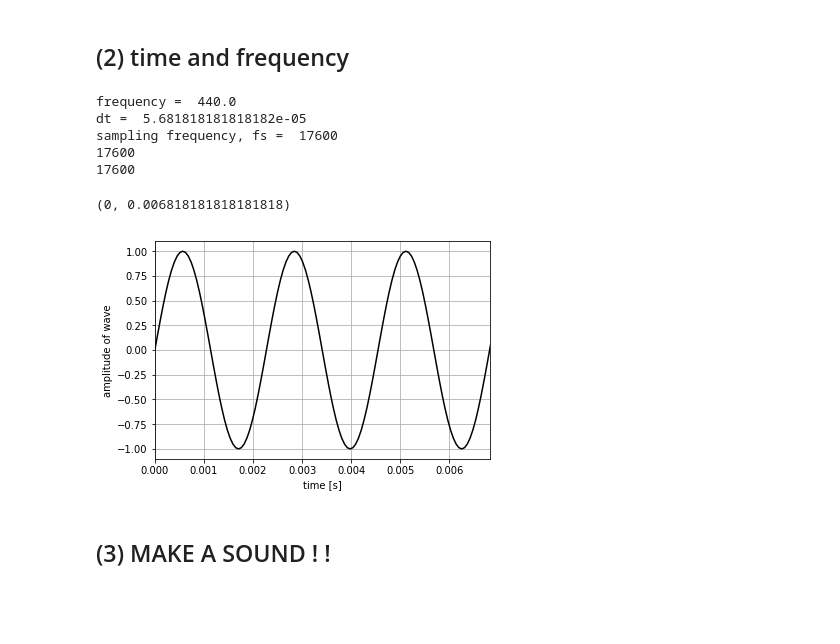
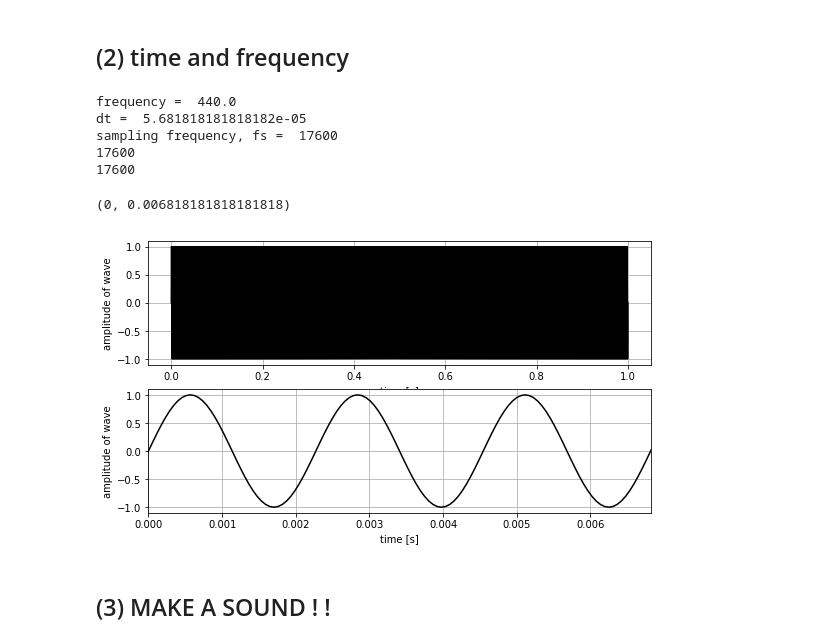
Before and after one commit to benholtzman/datamovies, a Jupyter notebook: 1_notebooks/NB00_make_simple_sounds.ipynb, the cells around one changed output. Drawn from its saved outputs; the diff is of its cells as text; code cells hidden in the pictures; blank space fills up the shorter version.

```diff
--- a/1_notebooks/NB00_make_simple_sounds.ipynb
+++ b/1_notebooks/NB00_make_simple_sounds.ipynb
@@ -43,34 +43,42 @@ npts_cycle = 40
 x = np.linspace(0,2*pi*n_cycles,npts_cycle*n_cycles)
 y = np.sin(x)
 
 
 time_per_cycle = period = p = 1/440 # [seconds]
 frequency = f = 1/p
 print('frequency = ', f)
 
 dt = 1/f/npts_cycle
 print('dt = ', dt)
 # sampling frequency ! not the same as the wave frequency !
 fs = int(1/dt) # must be an integer !
 print('sampling frequency, fs = ', fs)
 time1 = np.linspace(0,period*n_cycles,len(x))
 print(len(time1))
 time2 = np.arange(0,(period*n_cycles),dt)
 print(len(time2))
 
+# Plot
+plt.figure(figsize=(9,5))
+plt.subplot(2,1,1)
+plt.plot(time2,y,'k')
+plt.xlabel('time [s]')
+plt.ylabel('amplitude of wave')
+plt.grid()
+plt.subplot(2,1,2)
 plt.plot(time2,y,'k')
 plt.xlabel('time [s]')
 plt.ylabel('amplitude of wave')
 plt.grid()
 plt.xlim(0, time_per_cycle*3)
 # %% [output]
 frequency =  440.0
 dt =  5.681818181818182e-05
 sampling frequency, fs =  17600
 17600
 17600
 (0, 0.006818181818181818)
-[figure, old version]
+[figure, new version]
 # %% [markdown]
 ## (3) MAKE A SOUND ! !
 # %%
```
Also changed, not shown: parts of 1 cell of this notebook, 2 other files.
